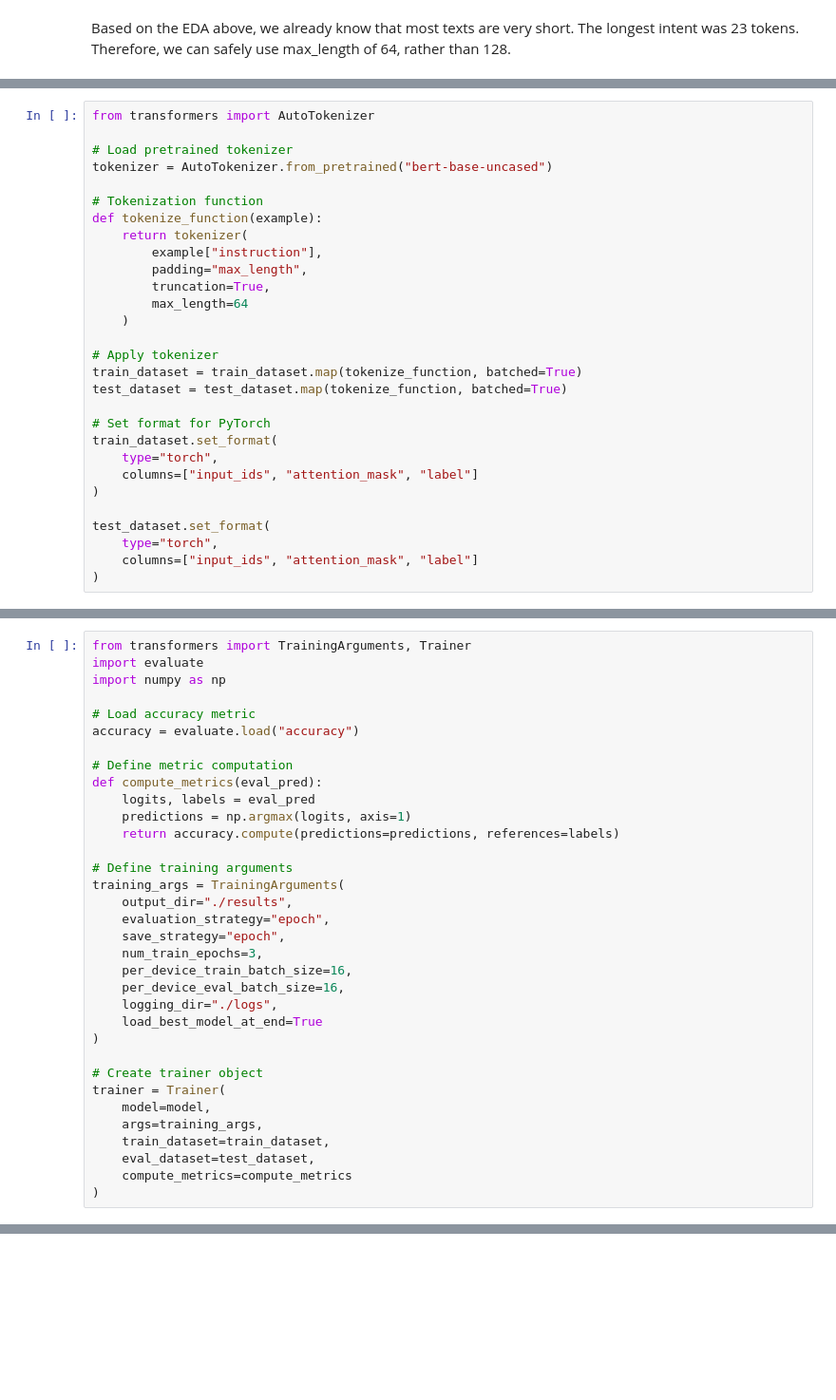
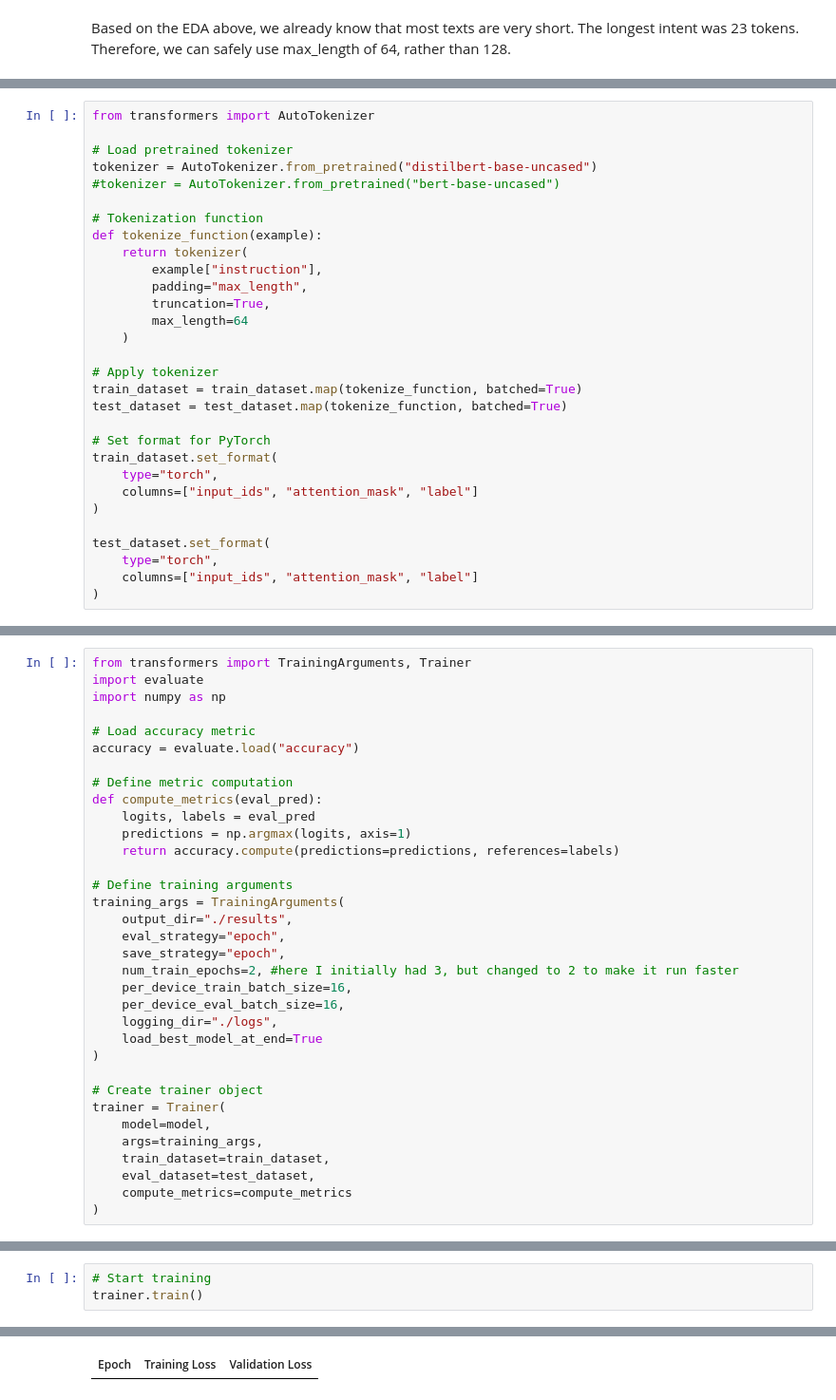
Before and after one commit to raphael-werner/chatbot_bitext_retail_banking, a Jupyter notebook: chatbot.ipynb, the cells around one changed output, grey strips where cells are left out. Shown at 95% size. Cells and saved outputs as stored; diff of their text form; blank space fills up the shorter version.

```diff
--- a/chatbot.ipynb
+++ b/chatbot.ipynb
@@ -337,7 +347,8 @@ matplotlib already installed ✅
 from transformers import AutoTokenizer
 
 # Load pretrained tokenizer
-tokenizer = AutoTokenizer.from_pretrained("bert-base-uncased")
+tokenizer = AutoTokenizer.from_pretrained("distilbert-base-uncased")
+#tokenizer = AutoTokenizer.from_pretrained("bert-base-uncased")
 
 # Tokenization function
 def tokenize_function(example):
@@ -395,9 +407,9 @@ def compute_metrics(eval_pred):
 # Define training arguments
 training_args = TrainingArguments(
     output_dir="./results",
-    evaluation_strategy="epoch",
+    eval_strategy="epoch",
     save_strategy="epoch",
-    num_train_epochs=3,
+    num_train_epochs=2, #here I initially had 3, but changed to 2 to make it run faster
     per_device_train_batch_size=16,
     per_device_eval_batch_size=16,
     logging_dir="./logs",
@@ -416,0 +429,4 @@ ImportError: Using the `Trainer` with `PyTorch` requires `accelerate>=0.26.0`: P
+# %%
+# Start training
+trainer.train()
+# %% [output]
@@ -416,0 +434 @@ ImportError: Using the `Trainer` with `PyTorch` requires `accelerate>=0.26.0`: P
+| Epoch | Training Loss | Validation Loss |
```
Also changed, not shown: parts of 8 cells of this notebook.
